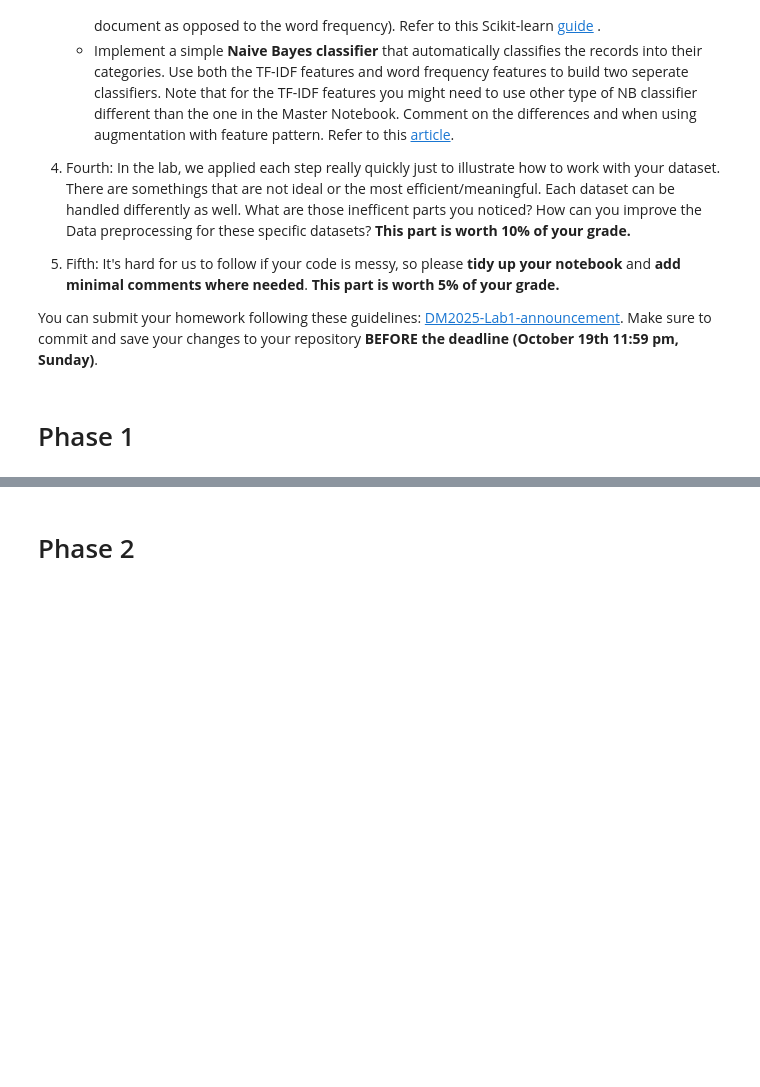
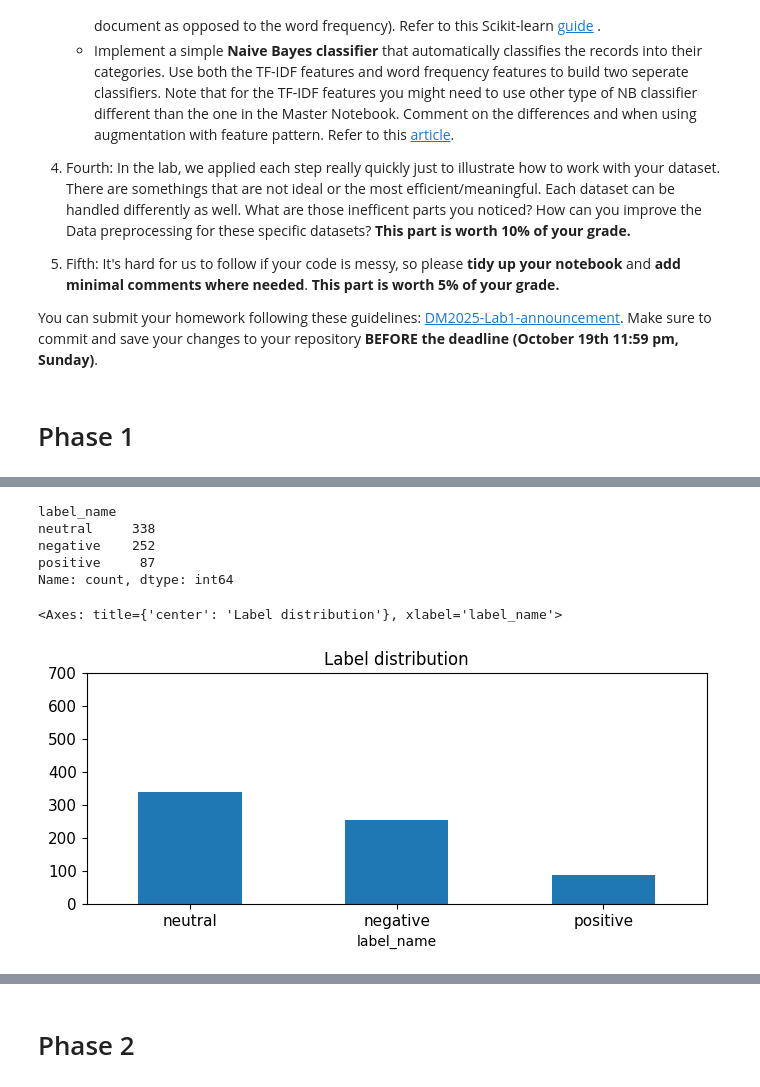
Before and after one commit to Kuo-Jou-Hsiang/DM2025-Lab1-Exercise, a Jupyter notebook: DM2025-Lab1-Homework.ipynb, the cells around one changed output, grey strips where cells are left out. Drawn from its saved outputs; the diff is of its cells as text; code cells hidden in the pictures; blank space fills up the shorter version.

```diff
--- a/DM2025-Lab1-Homework.ipynb
+++ b/DM2025-Lab1-Homework.ipynb
@@ -79,0 +148,3 @@ import umap
+# %%
+train_df = train_df.reset_index(drop=True)
+print("\n".join(train_df.loc[9, "text"].split("\n")))
@@ -79,0 +424,7 @@ import umap
+# %%
+# dummy record as dictionary format
+dummy_dict = [{'text': 'dummy_record',
+               'label': 1
+              }]
+# %%
+train_df = pd.concat([train_df, pd.DataFrame(dummy_dict)], ignore_index=True)
@@ -79,0 +441,2 @@ import umap
+# %%
+train_df.dropna(inplace=True)
@@ -79,0 +508,16 @@ import umap
+# %%
+print(train_df.label_name.value_counts())
+
+# plot barchart for X
+train_df.label_name.value_counts().plot(kind = 'bar',
+                                    title = 'Label distribution',
+                                    ylim = [0, 700],
+                                    rot = 0, fontsize = 11, figsize = (8,3))
+# %% [output]
+label_name
+neutral     338
+negative    252
+positive     87
+Name: count, dtype: int64
+<Axes: title={'center': 'Label distribution'}, xlabel='label_name'>
+[figure, added]
```
Also changed, not shown: parts of 108 cells of this notebook, 10 other files.
